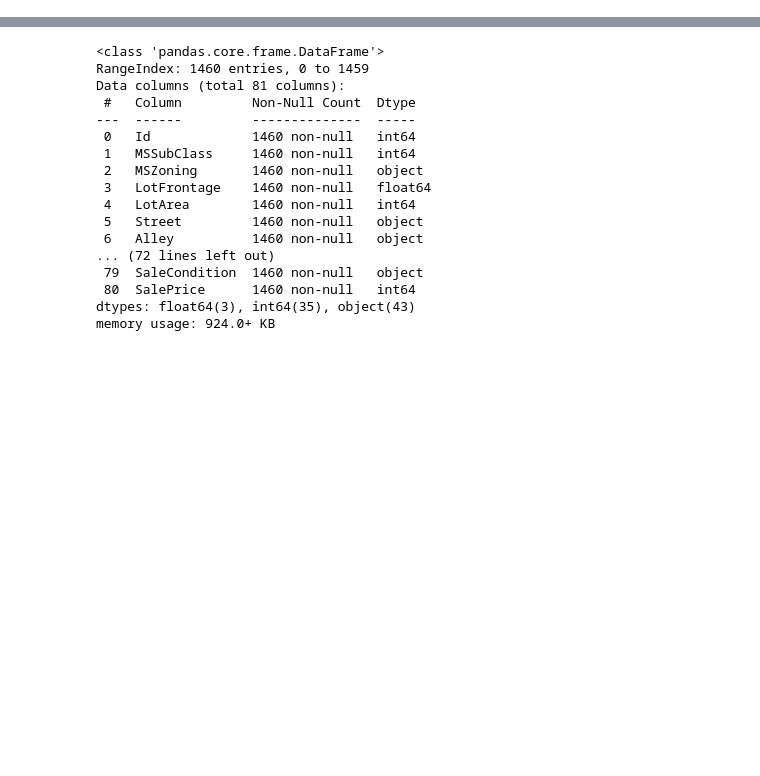
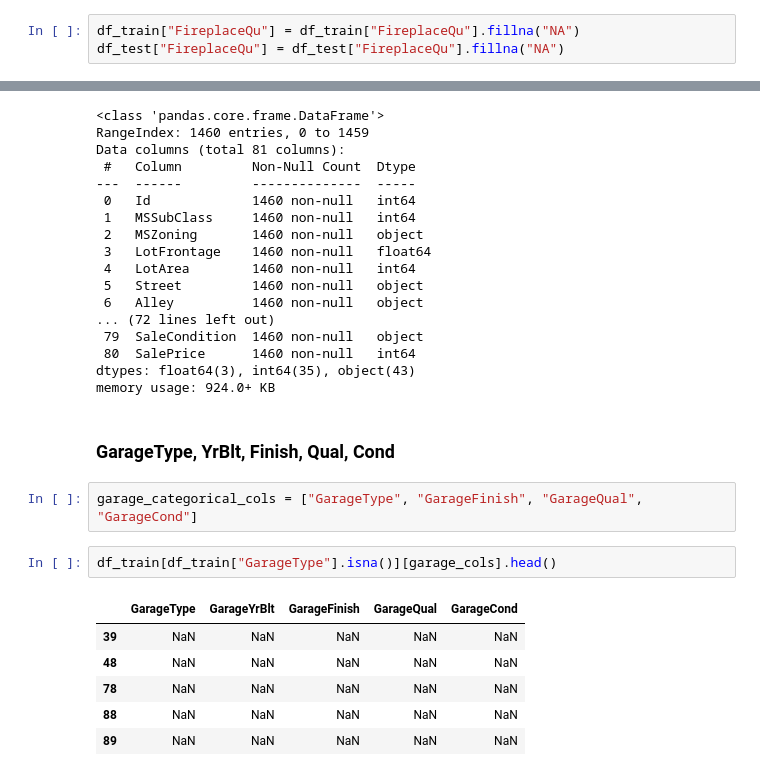
Before and after one commit to Alveaenerle/house-prices-prediction, a Jupyter notebook: main.ipynb, the cells around one changed output, grey strips where cells are left out. Drawn from its saved outputs; the diff is of its cells as text; blank space fills up the shorter version.

```diff
--- a/main.ipynb
+++ b/main.ipynb
@@ -169,3 +166,6 @@ df_train["Electrical"] = df_train["Electrical"].fillna(df_train["Electrical"].mo
+# %%
+df_train["FireplaceQu"] = df_train["FireplaceQu"].fillna("NA")
+df_test["FireplaceQu"] = df_test["FireplaceQu"].fillna("NA")
 # %%
 df_train.info()
 # %% [output]
@@ -186,3 +186,16 @@ Data columns (total 81 columns):
  80  SalePrice      1460 non-null   int64
 dtypes: float64(3), int64(35), object(43)
 memory usage: 924.0+ KB
+# %% [markdown]
+### GarageType, YrBlt, Finish, Qual, Cond
+# %%
+garage_categorical_cols = ["GarageType", "GarageFinish", "GarageQual", "GarageCond"]
+# %%
+df_train[df_train["GarageType"].isna()][garage_cols].head()
+# %% [output]
+|  | GarageType | GarageYrBlt | GarageFinish | GarageQual | GarageCond |
+| 39 | NaN | NaN | NaN | NaN | NaN |
+| 48 | NaN | NaN | NaN | NaN | NaN |
+| 78 | NaN | NaN | NaN | NaN | NaN |
+| 88 | NaN | NaN | NaN | NaN | NaN |
+| 89 | NaN | NaN | NaN | NaN | NaN |
```
Also changed, not shown: parts of 8 cells of this notebook.
